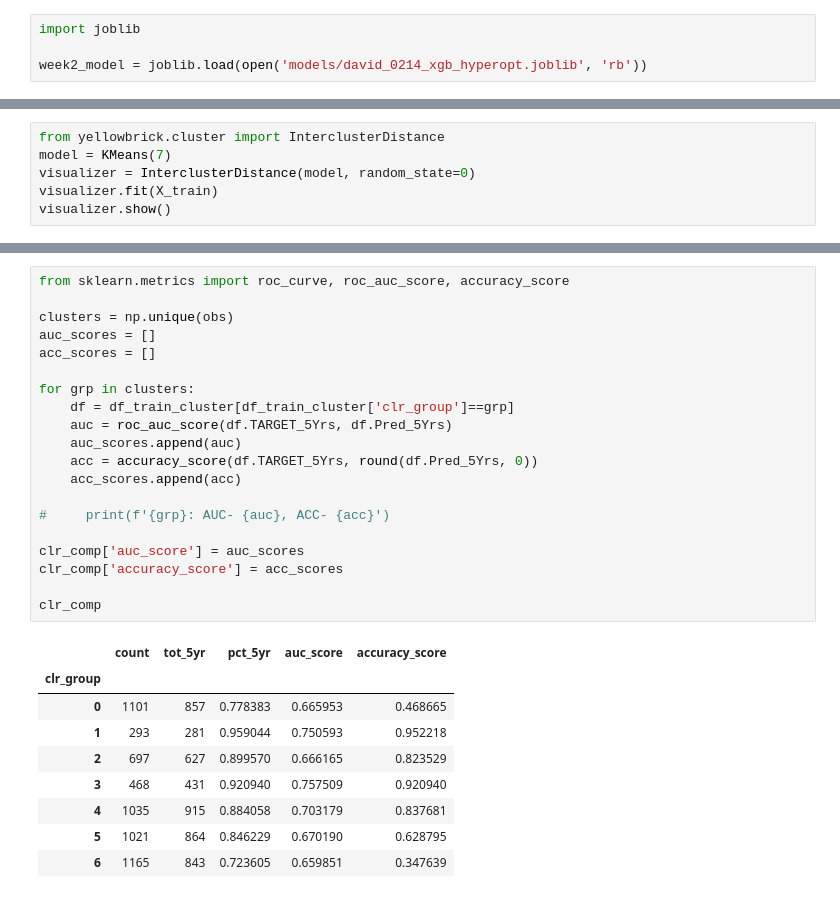
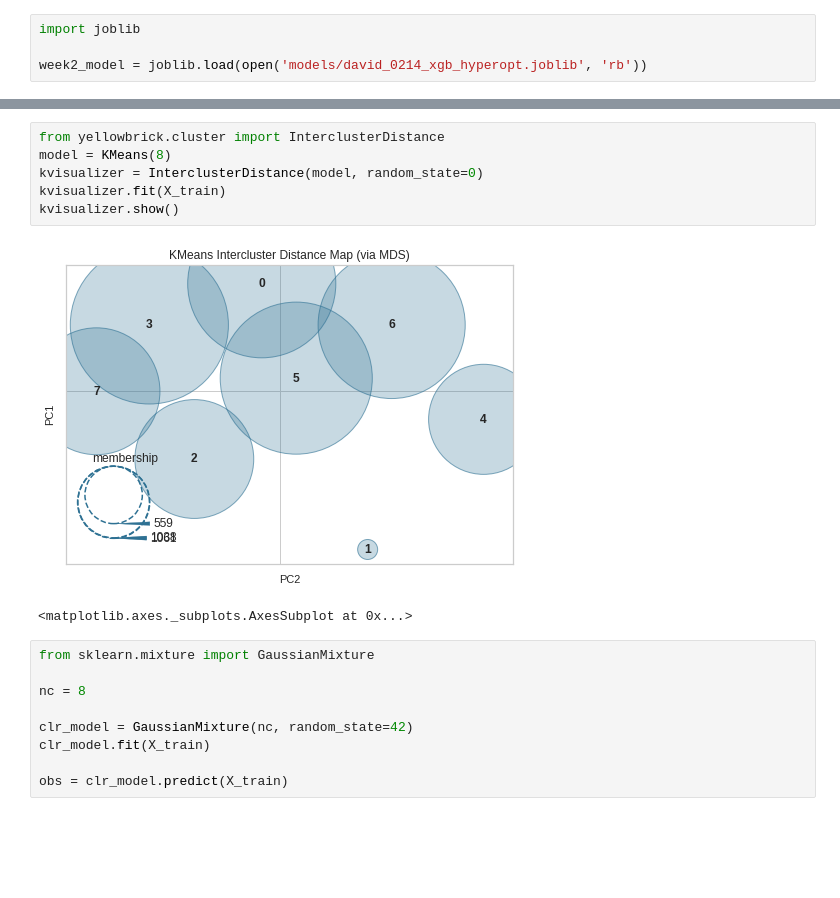
Before and after one commit to yidaveding/adsi_g5_kaggle_nba, a Jupyter notebook: notebooks/week3/david_ding-11481912-w3-xgb.ipynb, the cells around one changed output, grey strips where cells are left out. Saved outputs shown, nothing was run; the diff lists cells and outputs as text; blank space fills up the shorter version.

```diff
--- a/notebooks/week3/david_ding-11481912-w3-xgb.ipynb
+++ b/notebooks/week3/david_ding-11481912-w3-xgb.ipynb
@@ -62,7 +421 @@ visualizer.show()
 <matplotlib.axes._subplots.AxesSubplot at 0x...>
-# %%
-from yellowbrick.cluster import InterclusterDistance
-model = KMeans(7)
-visualizer = InterclusterDistance(model, random_state=0)
-visualizer.fit(X_train)
-visualizer.show()
@@ -222,30 +422,18 @@ plot_kmeans(model, Y_sklearn)
-# %%
-from sklearn.metrics import roc_curve, roc_auc_score, accuracy_score
-
-clusters = np.unique(obs)
-auc_scores = []
-acc_scores = []
-
-for grp in clusters:
-    df = df_train_cluster[df_train_cluster['clr_group']==grp]
-    auc = roc_auc_score(df.TARGET_5Yrs, df.Pred_5Yrs)
-    auc_scores.append(auc)
-    acc = accuracy_score(df.TARGET_5Yrs, round(df.Pred_5Yrs, 0))
-    acc_scores.append(acc)
-
-#     print(f'{grp}: AUC- {auc}, ACC- {acc}')
-
-clr_comp['auc_score'] = auc_scores
-clr_comp['accuracy_score'] = acc_scores
-
-clr_comp
-# %% [output]
-|  | count | tot_5yr | pct_5yr | auc_score | accuracy_score |
-| clr_group |  |  |  |  |  |
-| 0 | 1101 | 857 | 0.778383 | 0.665953 | 0.468665 |
-| 1 | 293 | 281 | 0.959044 | 0.750593 | 0.952218 |
-| 2 | 697 | 627 | 0.899570 | 0.666165 | 0.823529 |
-| 3 | 468 | 431 | 0.920940 | 0.757509 | 0.920940 |
-| 4 | 1035 | 915 | 0.884058 | 0.703179 | 0.837681 |
-| 5 | 1021 | 864 | 0.846229 | 0.670190 | 0.628795 |
-| 6 | 1165 | 843 | 0.723605 | 0.659851 | 0.347639 |
+# %%
+from yellowbrick.cluster import InterclusterDistance
+model = KMeans(8)
+kvisualizer = InterclusterDistance(model, random_state=0)
+kvisualizer.fit(X_train)
+kvisualizer.show()
+# %% [output]
+[figure, added]
+<matplotlib.axes._subplots.AxesSubplot at 0x...>
+# %%
+from sklearn.mixture import GaussianMixture
+
+nc = 8
+
+clr_model = GaussianMixture(nc, random_state=42)
+clr_model.fit(X_train)
+
+obs = clr_model.predict(X_train)
```
Also changed, not shown: parts of 79 cells of this notebook, 11 other files.
